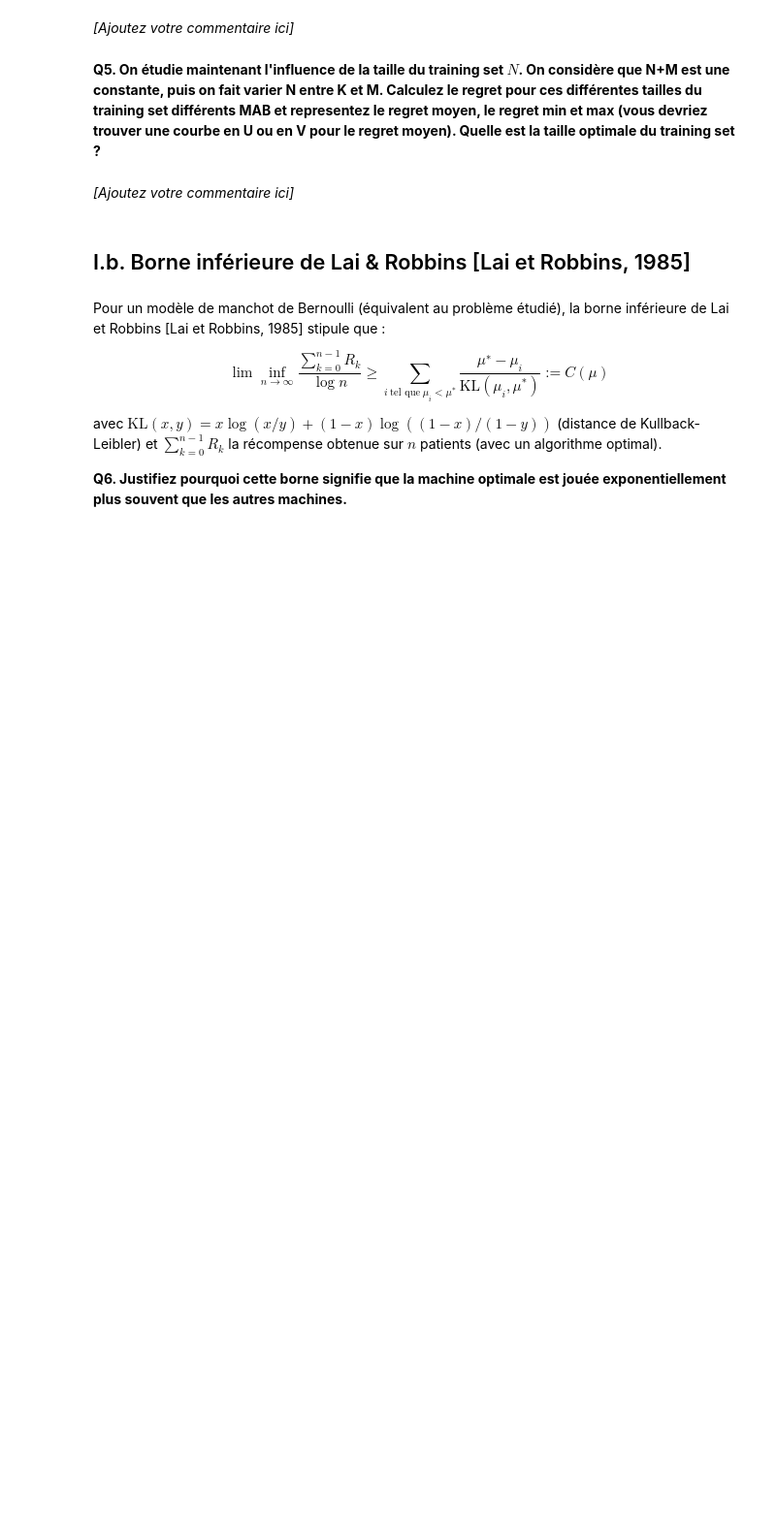
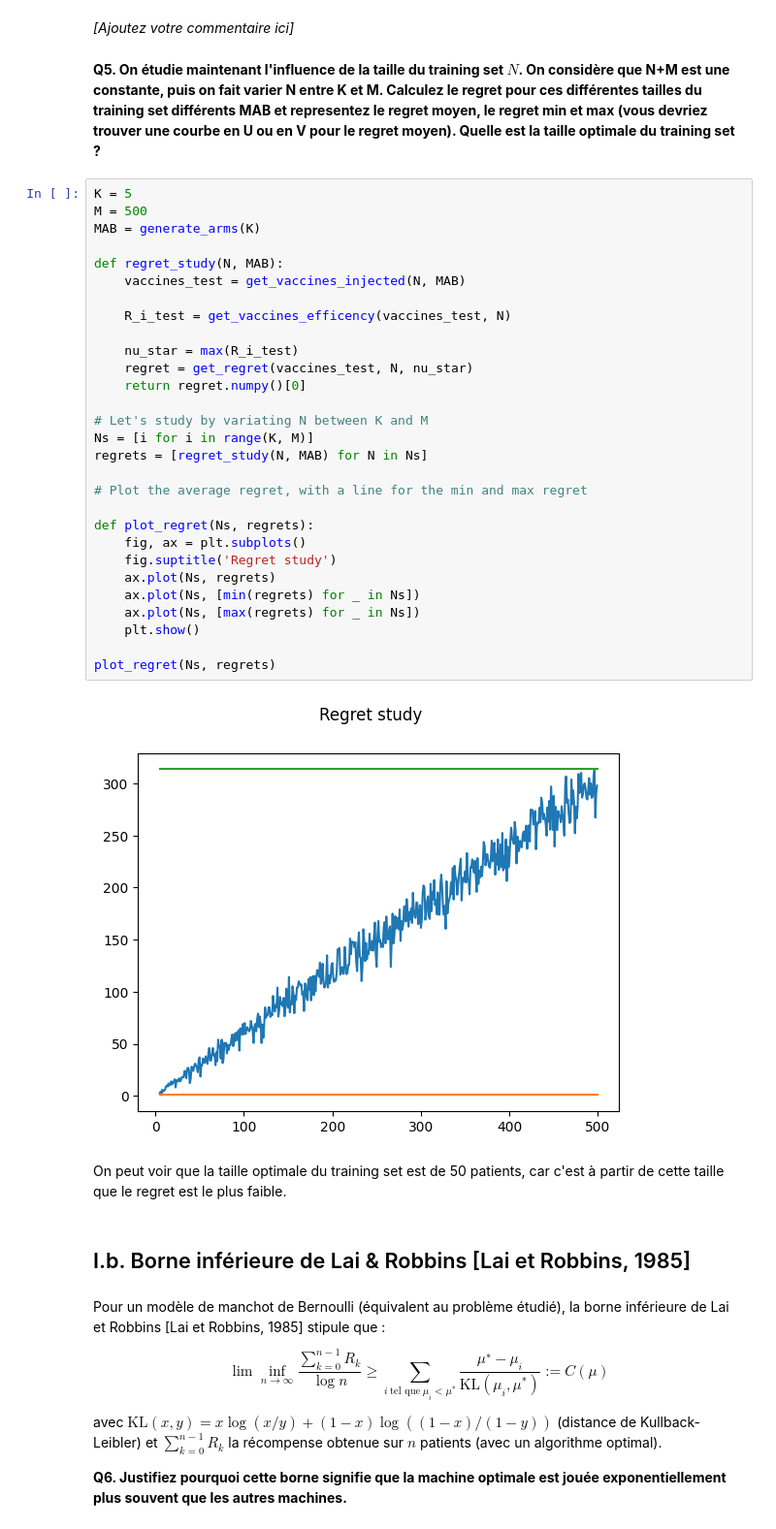
Before and after one commit to SCIA-Premium/RELE, a Jupyter notebook: tp1/C1_TP_MAB1.ipynb, the cells around one changed output. Shown: that part at 97% size. Drawn from its saved outputs; the diff is of its cells as text; blank space fills up the shorter version.

```diff
--- a/tp1/C1_TP_MAB1.ipynb
+++ b/tp1/C1_TP_MAB1.ipynb
@@ -253,8 +281,39 @@ L'ecart type du regret est : 59.51234
 *[Ajoutez votre commentaire ici]*
 # %% [markdown]
 **Q5. On étudie maintenant l'influence de la taille du training set $N$. On considère que N+M est une constante, puis on fait varier N entre K et M. Calculez le regret pour ces différentes tailles du training set  différents MAB et representez le regret moyen, le regret min et max (vous devriez trouver une courbe en U ou en V pour le regret moyen). Quelle est la taille optimale du training set ?**
-# %% [markdown]
-*[Ajoutez votre commentaire ici]*
+# %%
+K = 5
+M = 500
+MAB = generate_arms(K)
+
+def regret_study(N, MAB):
+    vaccines_test = get_vaccines_injected(N, MAB)
+
+    R_i_test = get_vaccines_efficency(vaccines_test, N)
+
+    nu_star = max(R_i_test)
+    regret = get_regret(vaccines_test, N, nu_star)
+    return regret.numpy()[0]
+
+# Let's study by variating N between K and M
+Ns = [i for i in range(K, M)]
+regrets = [regret_study(N, MAB) for N in Ns]
+
+# Plot the average regret, with a line for the min and max regret
+
+def plot_regret(Ns, regrets):
+    fig, ax = plt.subplots()
+    fig.suptitle('Regret study')
+    ax.plot(Ns, regrets)
+    ax.plot(Ns, [min(regrets) for _ in Ns])
+    ax.plot(Ns, [max(regrets) for _ in Ns])
+    plt.show()
+
+plot_regret(Ns, regrets)
+# %% [output]
+[figure, added]
+# %% [markdown]
+On peut voir que la taille optimale du training set est de 50 patients, car c'est à partir de cette taille que le regret est le plus faible.
 # %% [markdown]
 ## I.b. Borne inférieure de Lai & Robbins [Lai et Robbins, 1985]
 # %% [markdown]
```
Also changed, not shown: parts of 27 cells of this notebook.
